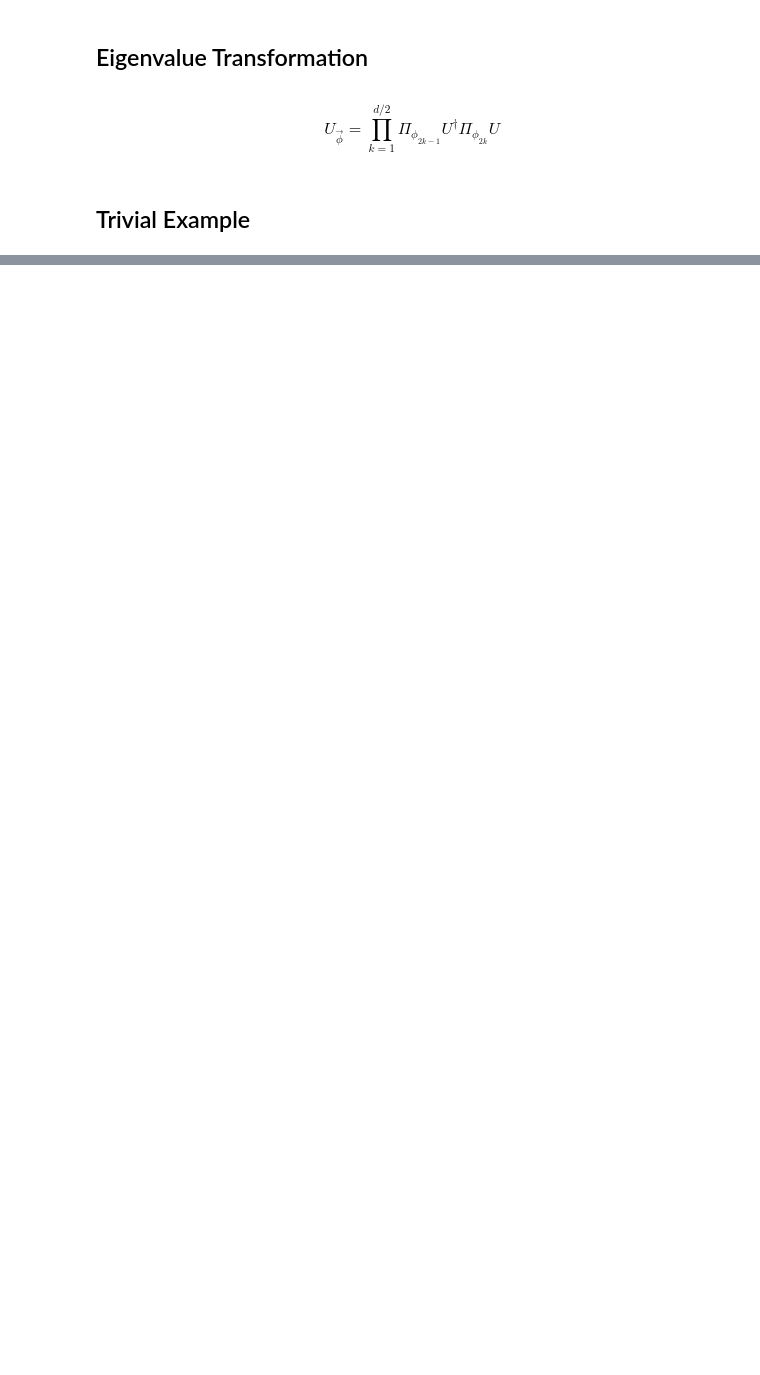
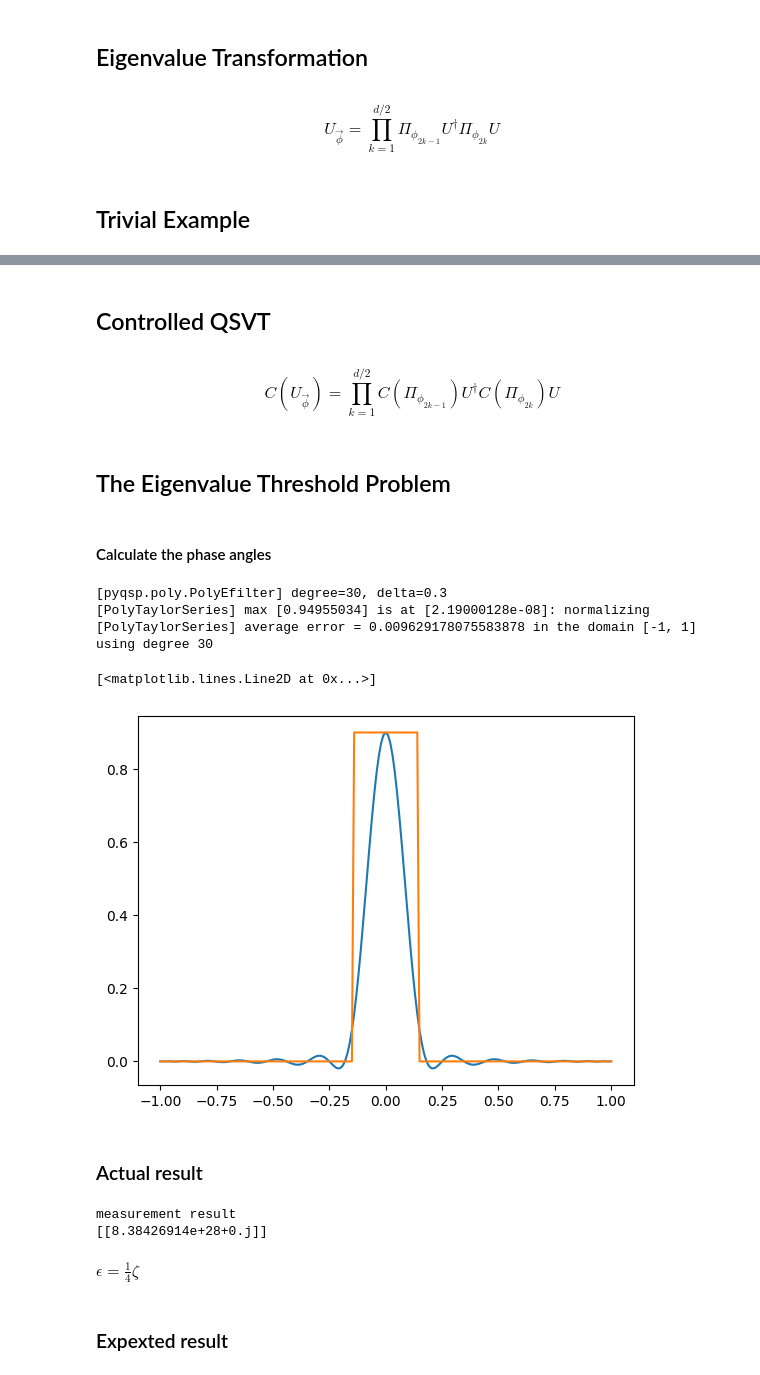
Before and after one commit to thilomueller/Seminar-Quantum-Computing, a Jupyter notebook: QEVT.ipynb, the cells around one changed output, grey strips where cells are left out. Saved outputs shown, nothing was run; the diff lists cells and outputs as text; code cells hidden in the pictures; blank space fills up the shorter version.

Commit message:
fixed problems and started qiskit implementation

```diff
--- a/QEVT.ipynb
+++ b/QEVT.ipynb
@@ -123,2 +149,8 @@ print(poly_H)
 [[ 1.66533454e-16+1.j  1.00000000e+00+2.j]
  [-1.00000000e+00+2.j  2.77555756e-17+1.j]]
+# %% [markdown]
+## Controlled QSVT
+# %% [markdown]
+$$
+C(U_{\vec{\phi}}) = \prod_{k=1}^{d/2} C(\Pi_{\phi_{2k-1}}) U^{\dagger} C(\Pi_{\phi_{2k}}) U
+$$
@@ -124,0 +179,50 @@ print(poly_H)
+# %% [markdown]
+## The Eigenvalue Threshold Problem
+# %% [markdown]
+#### Calculate the phase angles
+# %%
+import pyqsp
+
+pg = pyqsp.poly.PolyEigenstateFiltering()
+pcoeffs, scale = pg.generate(30, 0.3, ensure_bounded=True, return_scale=True)
+poly_filt = np.polynomial.Polynomial(pcoeffs)
+poly_filt.degree()
+
+a_list = np.linspace(-1, 1, 201)
+plt.plot(a_list, poly_filt(a_list), label="polynomial")
+
+
+def target_filt(x, delta, scale=1):
+    """
+    Target function for eigenvalue filtering.
+    """
+    return scale * (np.sign(x + 0.5*delta) - np.sign(x - 0.5*delta)) / 2
+
+plt.plot(a_list, target_filt(a_list, 0.3, scale=0.9), label="target function")
+# %% [output]
+[pyqsp.poly.PolyEfilter] degree=30, delta=0.3
+[PolyTaylorSeries] max [0.94955034] is at [2.19000128e-08]: normalizing
+[PolyTaylorSeries] average error = 0.009629178075583878 in the domain [-1, 1] using degree 30
+[<matplotlib.lines.Line2D at 0x...>]
+[figure, added]
+# %% [markdown]
+### Actual result
+# %%
+#phi_vec_eig_val_thresh = [0.73930816, -0.69010006, -0.63972139, -0.47754554, 0.81797049, 0.09205065, -0.87660105, 0.13460844, 0.23892207, 1.32216648, -2.90267058, 0.13460844, 2.2649916, 0.09205065, -2.32362216, 2.66404712, -0.63972139, -0.69010006, 2.31010449]
+phi_vec_eig_val_thresh = pcoeffs
+H_I_I = np.kron(H_gate, np.kron(np.eye(2), np.eye(2)))
+psi = np.array([[1],[0],[0],[0],[0],[0],[0],[0]])
+eig_val_thresh_circuit = H_I_I @ C_QSVT(phi_vec_eig_val_thresh, U(H)) @ H_I_I
+psi = eig_val_thresh_circuit @ psi
+
+# M_000 = |000><000| + |001><001| + |010><010| + |011><011|
+M_000 = np.outer([1,0,0,0,0,0,0,0], [1,0,0,0,0,0,0,0]) + np.outer([0,1,0,0,0,0,0,0], [0,1,0,0,0,0,0,0]) + np.outer([0,0,1,0,0,0,0,0], [0,0,1,0,0,0,0,0]) + np.outer([0,0,0,1,0,0,0,0], [0,0,0,1,0,0,0,0])
+print("measurement result")
+print(np.conj(psi).T @ np.conj(M_000).T @ M_000 @ psi)
+# %% [output]
+measurement result
+[[8.38426914e+28+0.j]]
+# %% [markdown]
+$\epsilon = \frac14 \zeta$
+# %% [markdown]
+### Expexted result
```
Also changed, not shown: parts of 17 cells of this notebook, 2 other files.
